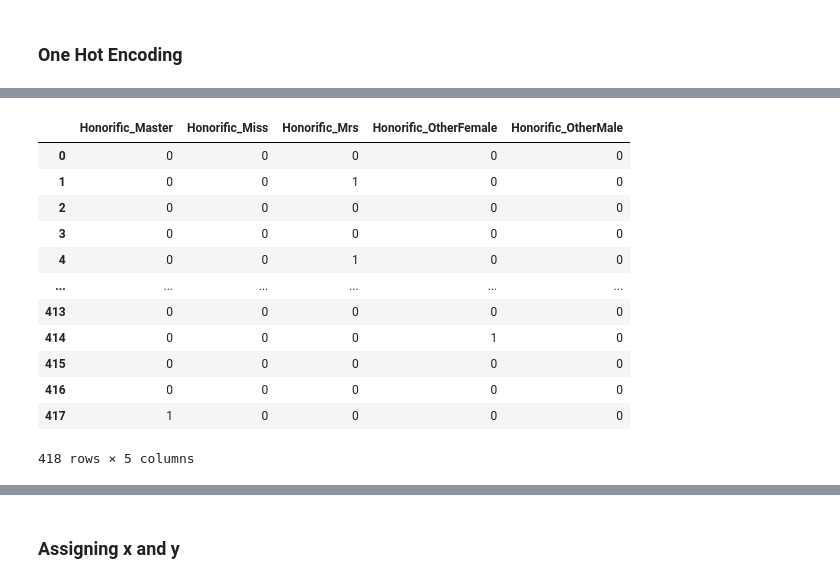
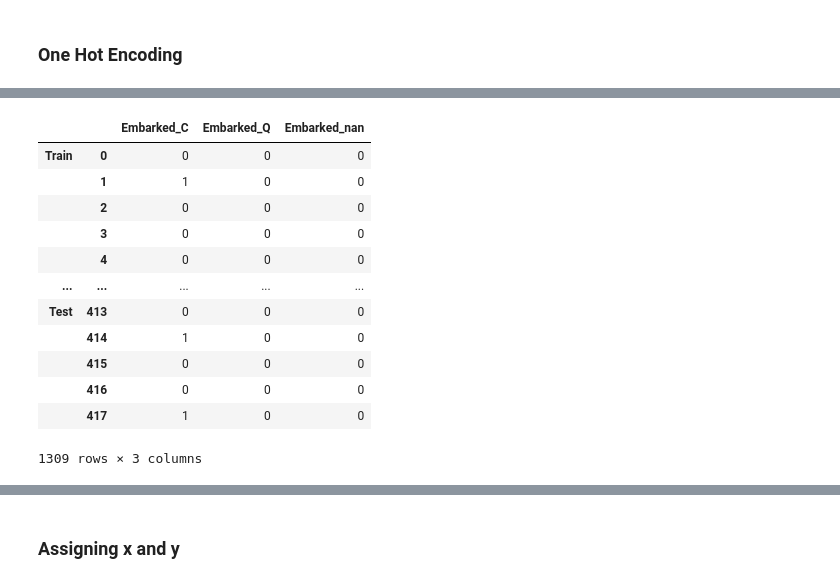
Before and after one commit to ManShunChoong/titanic-survival-prediction, a Jupyter notebook: main.ipynb, the cells around one changed output, grey strips where cells are left out. Saved outputs shown, nothing was run; the diff lists cells and outputs as text; code cells hidden in the pictures.

```diff
--- a/main.ipynb
+++ b/main.ipynb
@@ -578,0 +533,7 @@ Name: Age, Length: 418, dtype: float64
+# %%
+df = combined_df_cleaned.copy()
+df.Embarked = df.Embarked.astype(str)
+df = df.groupby(["Embarked", "Pclass"])
+fare_means = round(df.Fare.mean(), 2)
+
+fare_means
@@ -578,0 +553,8 @@ Name: Age, Length: 418, dtype: float64
+# %%
+def mean_fare(row):
+    return fare_means[(str(row.Embarked), row.Pclass)]
+
+fare_series = combined_df_cleaned.apply(mean_fare, axis=1)
+combined_df_cleaned.Fare.fillna(fare_series, inplace=True)
+
+combined_df_cleaned.Fare
@@ -582,16 +577,16 @@ Name: Age, Length: 418, dtype: float64
 dtype = "int64"
 one_hot_encoder = OneHotEncoder(sparse=False, dtype=dtype)
 
-x = train_df_cleaned[["Honorific"]]
+x = combined_df_cleaned[["Honorific"]]
 arrays = one_hot_encoder.fit_transform(x)
 columns = one_hot_encoder.get_feature_names_out()
 
 for column, row in zip(columns, arrays.T):
     if column != "Honorific_Mr":
-        train_df_cleaned[column] = row
+        combined_df_cleaned[column] = row
 
-train_df_cleaned.drop(columns="Honorific", inplace=True)
+combined_df_cleaned.drop(columns="Honorific", inplace=True)
 
-column_bools = train_df_cleaned.columns.isin(columns)
-train_df_cleaned.loc[:, column_bools]
+column_bools = combined_df_cleaned.columns.isin(columns)
+combined_df_cleaned.loc[:, column_bools]
 # %% [output]
@@ -611,26 +606,30 @@ train_df_cleaned.loc[:, column_bools]
 # %%
-x = test_df_cleaned[["Honorific"]]
-arrays = one_hot_encoder.transform(x)
+dtype = "int64"
+one_hot_encoder = OneHotEncoder(sparse=False, dtype=dtype)
+
+x = combined_df_cleaned[["Embarked"]]
+arrays = one_hot_encoder.fit_transform(x)
+columns = one_hot_encoder.get_feature_names_out()
 
 for column, row in zip(columns, arrays.T):
-    if column != "Honorific_Mr":
-        test_df_cleaned[column] = row
+    if column != "Embarked_S":
+        combined_df_cleaned[column] = row
 
-test_df_cleaned.drop(columns="Honorific", inplace=True)
+combined_df_cleaned.drop(columns="Embarked", inplace=True)
 
-column_bools = test_df_cleaned.columns.isin(columns)
-test_df_cleaned.loc[:, column_bools]
+column_bools = combined_df_cleaned.columns.isin(columns)
+combined_df_cleaned.loc[:, column_bools]
 # %% [output]
-|  | Honorific_Master | Honorific_Miss | Honorific_Mrs | Honorific_OtherFemale | Honorific_OtherMale |
-| 0 | 0 | 0 | 0 | 0 | 0 |
-| 1 | 0 | 0 | 1 | 0 | 0 |
-| 2 | 0 | 0 | 0 | 0 | 0 |
-| 3 | 0 | 0 | 0 | 0 | 0 |
-| 4 | 0 | 0 | 1 | 0 | 0 |
-| ... | ... | ... | ... | ... | ... |
-| 413 | 0 | 0 | 0 | 0 | 0 |
-| 414 | 0 | 0 | 0 | 1 | 0 |
-| 415 | 0 | 0 | 0 | 0 | 0 |
-| 416 | 0 | 0 | 0 | 0 | 0 |
-| 417 | 1 | 0 | 0 | 0 | 0 |
+|  |  | Embarked_C | Embarked_Q | Embarked_nan |
+| Train | 0 | 0 | 0 | 0 |
+|  | 1 | 1 | 0 | 0 |
+|  | 2 | 0 | 0 | 0 |
+|  | 3 | 0 | 0 | 0 |
+|  | 4 | 0 | 0 | 0 |
+| ... | ... | ... | ... | ... |
+| Test | 413 | 0 | 0 | 0 |
+|  | 414 | 1 | 0 | 0 |
+|  | 415 | 0 | 0 | 0 |
+|  | 416 | 0 | 0 | 0 |
+|  | 417 | 1 | 0 | 0 |
-418 rows × 5 columns
+1309 rows × 3 columns
```
Also changed, not shown: parts of 60 cells of this notebook.
